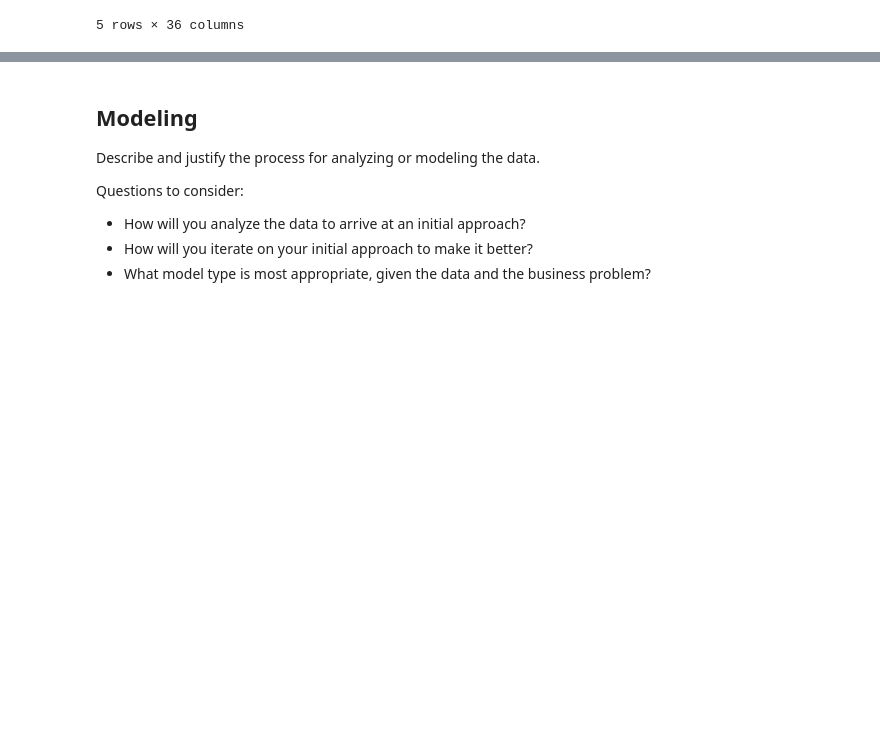
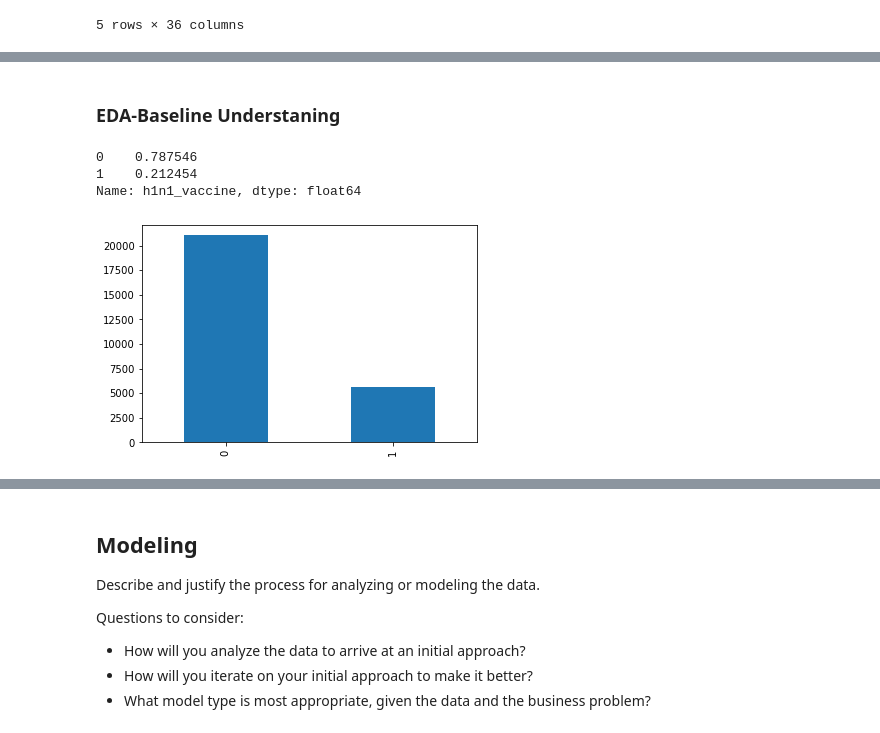
Before and after one commit to emykes/Flu_Vaccination_ML, a Jupyter notebook: Notebooks/Tamiru/Project3_Tamiru.ipynb, the cells around one changed output, grey strips where cells are left out. Cells and saved outputs as stored; diff of their text form; code cells hidden in the pictures; blank space fills up the shorter version.

```diff
--- a/Notebooks/Tamiru/Project3_Tamiru.ipynb
+++ b/Notebooks/Tamiru/Project3_Tamiru.ipynb
@@ -83,3 +121,5 @@ fluvacc.head()
 | 3 | 3 | 1.0 | 1.0 | 0.0 | 1.0 | ... |
 | 4 | 4 | 2.0 | 1.0 | 0.0 | 1.0 | ... |
 5 rows × 36 columns
+# %%
+fluseas= pd.read_csv("../../Data/training_set_labels.csv")
@@ -85,0 +147,3 @@ fluvacc.head()
+# %%
+df = fluvacc.merge(fluseas, how='left', on='respondent_id')
+df.head()
@@ -85,0 +229,13 @@ fluvacc.head()
+# %% [markdown]
+### EDA-Baseline Understaning
+# %%
+# Exploring target distribution
+df['h1n1_vaccine'].value_counts(normalize=True)
+# %% [output]
+0    0.787546
+1    0.212454
+Name: h1n1_vaccine, dtype: float64
+# %%
+df['h1n1_vaccine'].value_counts().plot(kind='bar');
+# %% [output]
+[figure, added]
```
Also changed, not shown: parts of 33 cells of this notebook.
